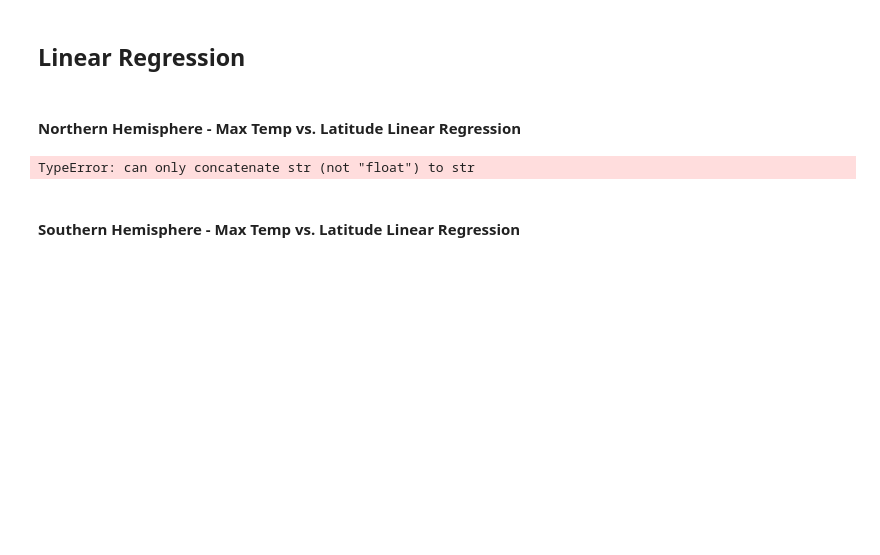
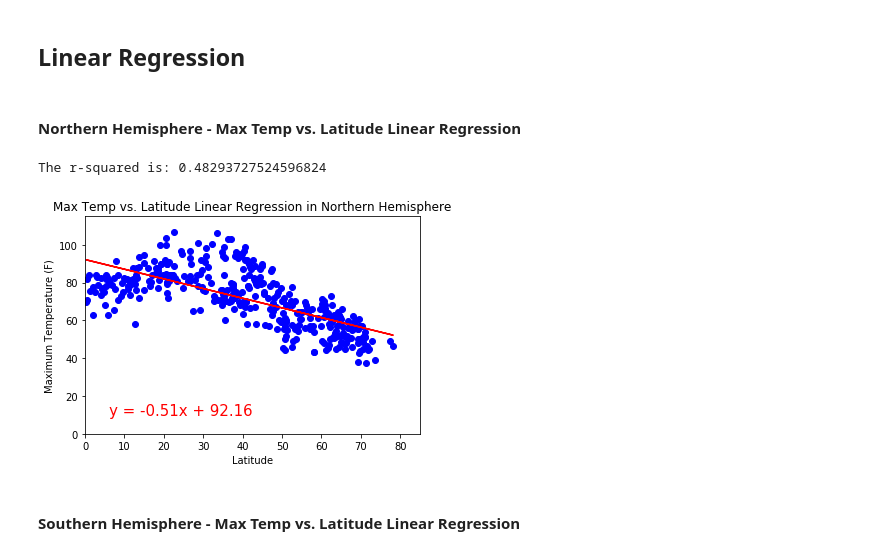
Before and after one commit to sjricketts/python-api-challenge, a Jupyter notebook: WeatherPy/WeatherPy.ipynb, the cells around one changed output. Saved outputs shown, nothing was run; the diff lists cells and outputs as text; code cells hidden in the pictures; blank space fills up the shorter version.

Commit message:
figured out regression issue

```diff
--- a/WeatherPy/WeatherPy.ipynb
+++ b/WeatherPy/WeatherPy.ipynb
@@ -250,26 +250,30 @@ northern = city_df[city_df["Lat"] >= 0]
 southern = city_df[city_df["Lat"] < 0]
 # %% [markdown]
 ####  Northern Hemisphere - Max Temp vs. Latitude Linear Regression
+# %%
+# set up regression
+north_cities = northern["Lat"].values
+north_temp = northern["Max Temp"].values
+
+(slope, intercept, rvalue, pvalue, stderr) = linregress(north_cities, north_temp)
+regress_values = north_cities * slope + intercept
+line_eq = "y = " + str(round(slope,2)) + "x + " + str(round(intercept,2))
 # %%
-# set up regression
-(slope, intercept, rvalue, pvalue, stderr) = linregress(northern, temp)
-regress_values = northern * slope + intercept
-line_eq = "y = " + str(round(slope,2)) + "x + " + str(round(intercept,2))
-
 # create scatter plot
-plt.scatter(northern, temp, marker="o", facecolors="blue")
-plt.plot(northern,regress_values,"r--")
+plt.scatter(north_cities, north_temp, marker="o", facecolors="blue")
+plt.plot(north_cities,regress_values,"r")
 plt.annotate(line_eq,(6,10),fontsize=15,color="red")
-plt.xlim(0, 90)
-plt.ylim(0, 110)
+plt.xlim(0, 85)
+plt.ylim(0, 115)
 plt.xlabel("Latitude")
 plt.ylabel("Maximum Temperature (F)")
-plt.title("Max Temp vs. Latitude Linear Regression")
+plt.title("Max Temp vs. Latitude Linear Regression in Northern Hemisphere")
 print(f"The r-squared is: {rvalue**2}")
-# plt.savefig("Images/MaxTempVsLatRegression.png")
+plt.savefig("Images/MaxTempVsLatRegression.png")
 plt.show()
 # %% [output]
-TypeError: can only concatenate str (not "float") to str
+The r-squared is: 0.48293727524596824
+[figure, added]
 # %% [markdown]
 ####  Southern Hemisphere - Max Temp vs. Latitude Linear Regression
 # %% [markdown]
```
